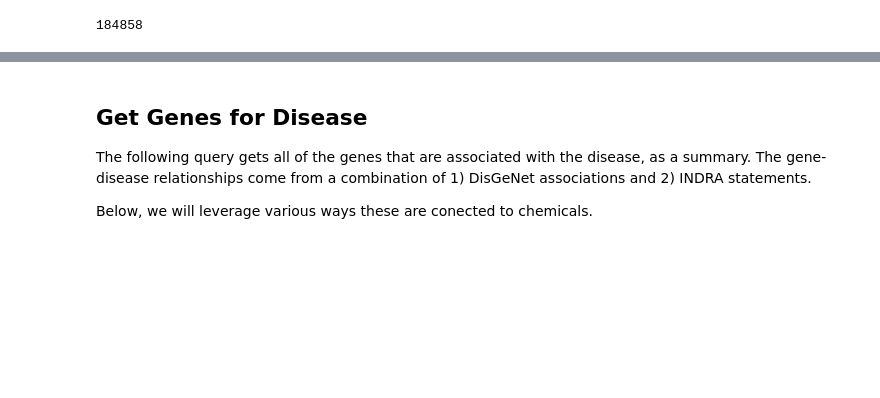
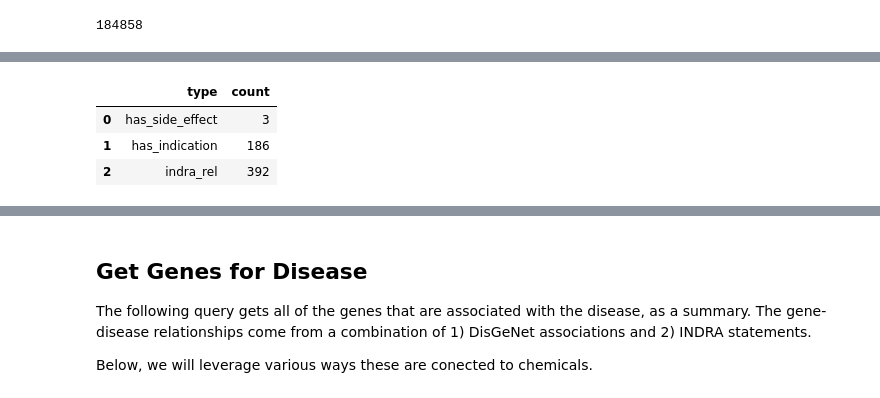
Before and after one commit to gyorilab/indra_cogex, a Jupyter notebook: notebooks/exposures/Pancreatic Cancer Exposures.ipynb, the cells around one changed output, grey strips where cells are left out. Saved outputs shown, nothing was run; the diff lists cells and outputs as text; code cells hidden in the pictures; blank space fills up the shorter version.

```diff
--- a/notebooks/exposures/Pancreatic Cancer Exposures.ipynb
+++ b/notebooks/exposures/Pancreatic Cancer Exposures.ipynb
@@ -17,0 +35,14 @@ INFO: [2024-02-23 11:42:40] indra_cogex.client.neo4j_client - Using configured c
+# %%
+cypher = """\
+MATCH p=(chemical:BioEntity)-[r]->(disease:BioEntity)
+WHERE disease.id in ['mesh:D010190', 'doid:1793']
+   AND chemical.type = 'small_molecule'
+RETURN type(r), count(type(r))
+"""
+
+pd.DataFrame(client.query_tx(cypher), columns=["type", "count"])
+# %% [output]
+|  | type | count |
+| 0 | has_side_effect | 3 |
+| 1 | has_indication | 186 |
+| 2 | indra_rel | 392 |
```
Also changed, not shown: parts of 8 cells of this notebook, 2 other files.
